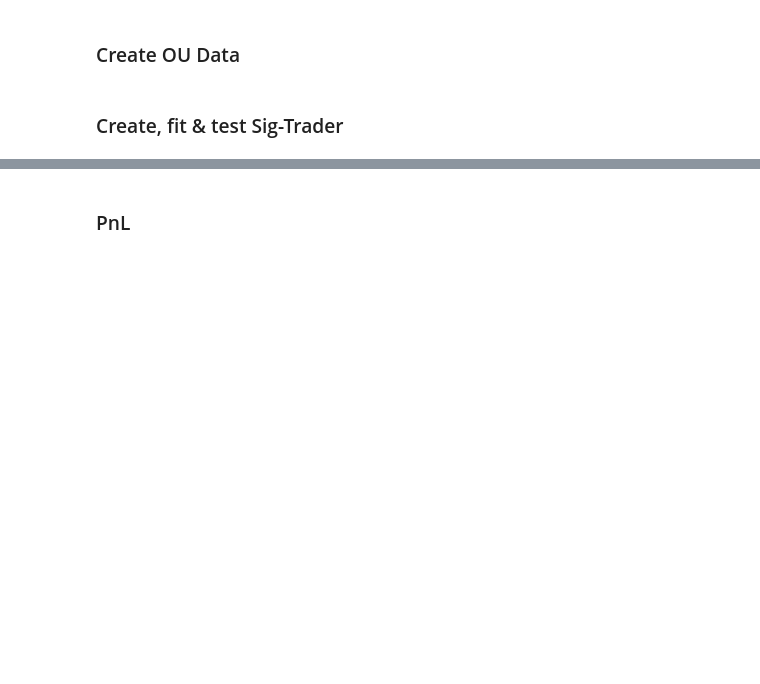
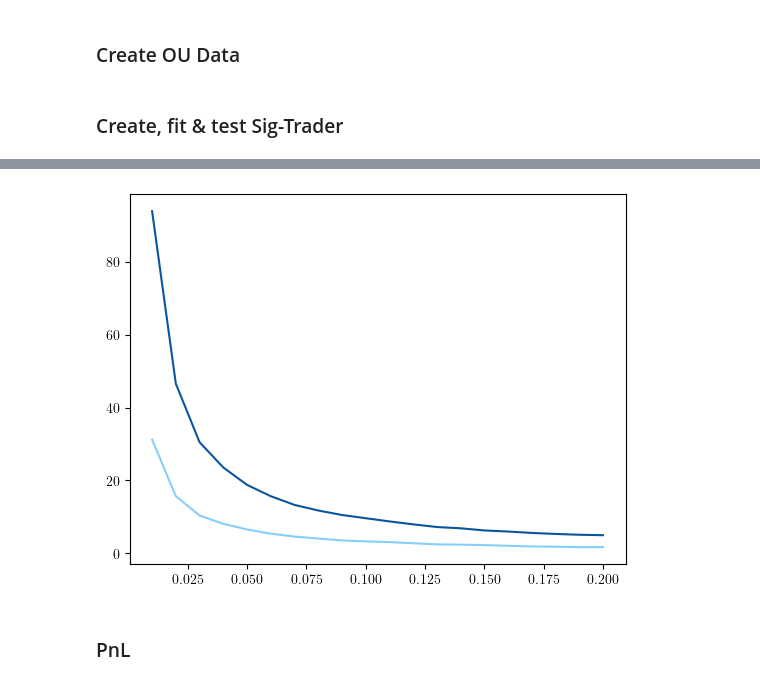
Before and after one commit to owenfutter/signature_trading, a Jupyter notebook: notebooks/mean_variance/ou.ipynb, the cells around one changed output, grey strips where cells are left out. Cells and saved outputs as stored; diff of their text form; code cells hidden in the pictures; blank space fills up the shorter version.

```diff
--- a/notebooks/mean_variance/ou.ipynb
+++ b/notebooks/mean_variance/ou.ipynb
@@ -62,0 +162,5 @@ sample_pos, sample_pnl = ST.compute_pnl(asset_paths = train_paths, order = order
+# %%
+plt.plot(sigmas, perfs[:,-1]);
+plt.plot(sigmas, robust_perfs[:,-1]);
+# %% [output]
+[figure, added]
```
Also changed, not shown: parts of 14 cells of this notebook, 4 other files.
